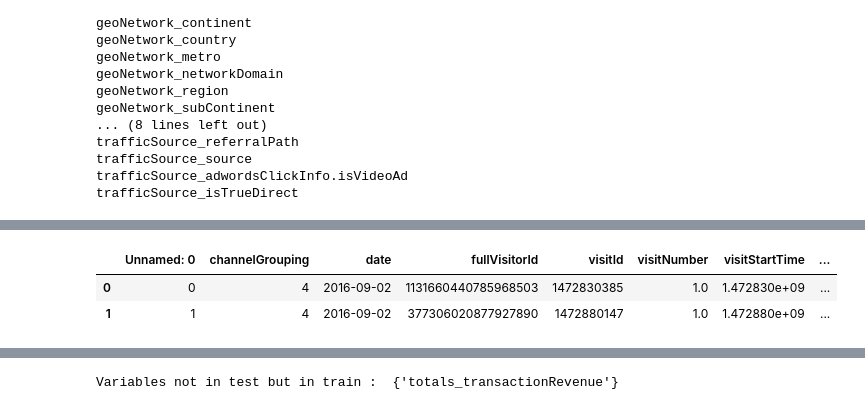
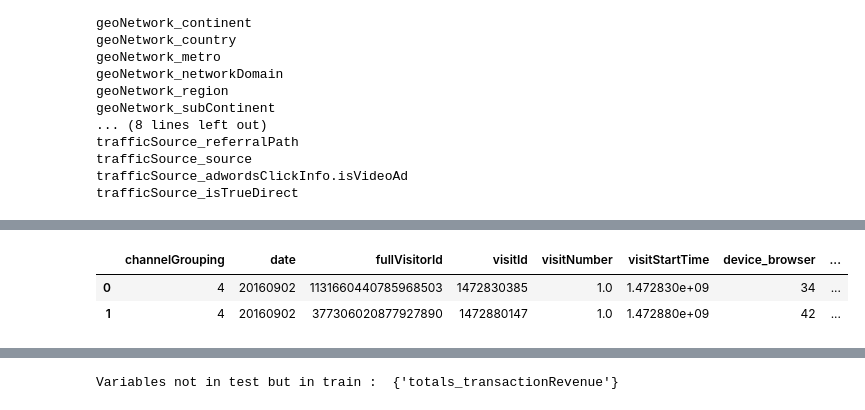
Before and after one commit to yalcinmurat1986/Google-Analytics, a Jupyter notebook: google_analytics.ipynb, the cells around one changed output, grey strips where cells are left out. Cells and saved outputs as stored; diff of their text form; code cells hidden in the pictures.

```diff
--- a/google_analytics.ipynb
+++ b/google_analytics.ipynb
@@ -285,5 +284,5 @@ df_test.to_csv('df_test1.csv')
 # %% [output]
 NameError: name 'df_train' is not defined
 # %%
-df_train=pd.read_csv('df_train1.csv')
-df_test=pd.read_csv('df_test1.csv')
+df_train=pd.read_csv('train_df.csv',index_col=0)
+df_test=pd.read_csv('test_df.csv',index_col=0)
@@ -471,10 +466,10 @@ test_df.head(2)
 # %%
-#train_df['date'] = train_df['date'].apply(lambda x: datetime.date(int(str(x)[:4]), int(str(x)[4:6]), int(str(x)[6:])))
-train_df['year'] = train_df['date'].apply(lambda x: x.year)
-train_df['month'] = train_df['date'].apply(lambda x: x.month)
-train_df['day'] = train_df['date'].apply(lambda x: x.day)
+train_df['date1'] = train_df['date'].apply(lambda x: datetime.date(int(str(x)[:4]), int(str(x)[4:6]), int(str(x)[6:])))
+train_df['year'] = train_df['date1'].apply(lambda x: x.year)
+train_df['month'] = train_df['date1'].apply(lambda x: x.month)
+train_df['day'] = train_df['date1'].apply(lambda x: x.day)
 train_df.head(2)
 # %% [output]
-|  | Unnamed: 0 | channelGrouping | date | fullVisitorId | visitId | visitNumber | visitStartTime | ... |
-| 0 | 0 | 4 | 2016-09-02 | 1131660440785968503 | 1472830385 | 1.0 | 1.472830e+09 | ... |
-| 1 | 1 | 4 | 2016-09-02 | 377306020877927890 | 1472880147 | 1.0 | 1.472880e+09 | ... |
+|  | channelGrouping | date | fullVisitorId | visitId | visitNumber | visitStartTime | device_browser | ... |
+| 0 | 4 | 20160902 | 1131660440785968503 | 1472830385 | 1.0 | 1.472830e+09 | 34 | ... |
+| 1 | 4 | 20160902 | 377306020877927890 | 1472880147 | 1.0 | 1.472880e+09 | 42 | ... |
```
Also changed, not shown: parts of 54 cells of this notebook.
